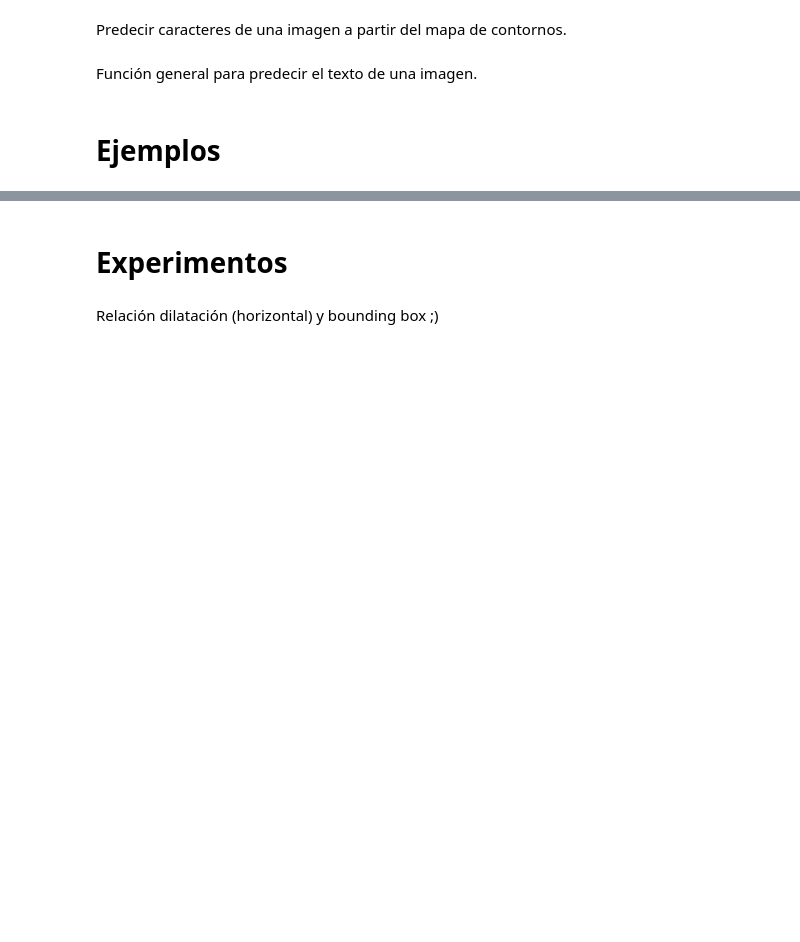
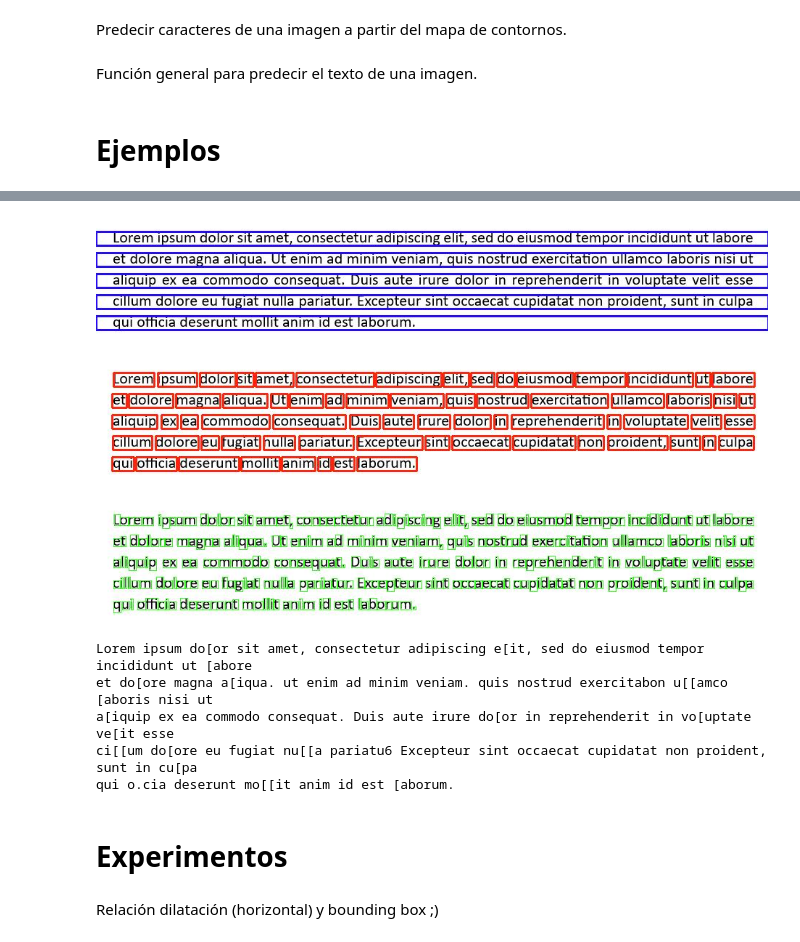
Before and after one commit to OscarRojasG/OCR, a Jupyter notebook: OCR.ipynb, the cells around one changed output, grey strips where cells are left out. Saved outputs shown, nothing was run; the diff lists cells and outputs as text; code cells hidden in the pictures; blank space fills up the shorter version.

Commit message:
fixed text prediction, accuracy improves significantly :)

```diff
--- a/OCR.ipynb
+++ b/OCR.ipynb
@@ -487,3 +484,15 @@ print(text)
+# %%
+text = get_text("example2.png")
+print(text)
+# %% [output]
+[figure, added]
+[figure, added]
+[figure, added]
+Lorem ipsum do[or sit amet, consectetur adipiscing e[it, sed do eiusmod tempor incididunt ut [abore
+et do[ore magna a[iqua. ut enim ad minim veniam. quis nostrud exercitabon u[[amco [aboris nisi ut
+a[iquip ex ea commodo consequat. Duis aute irure do[or in reprehenderit in vo[uptate ve[it esse
+ci[[um do[ore eu fugiat nu[[a pariatu6 Excepteur sint occaecat cupidatat non proident, sunt in cu[pa
+qui o.cia deserunt mo[[it anim id est [aborum.
 # %% [markdown]
 # Experimentos
 # %% [markdown]
```
Also changed, not shown: parts of 5 cells of this notebook.
